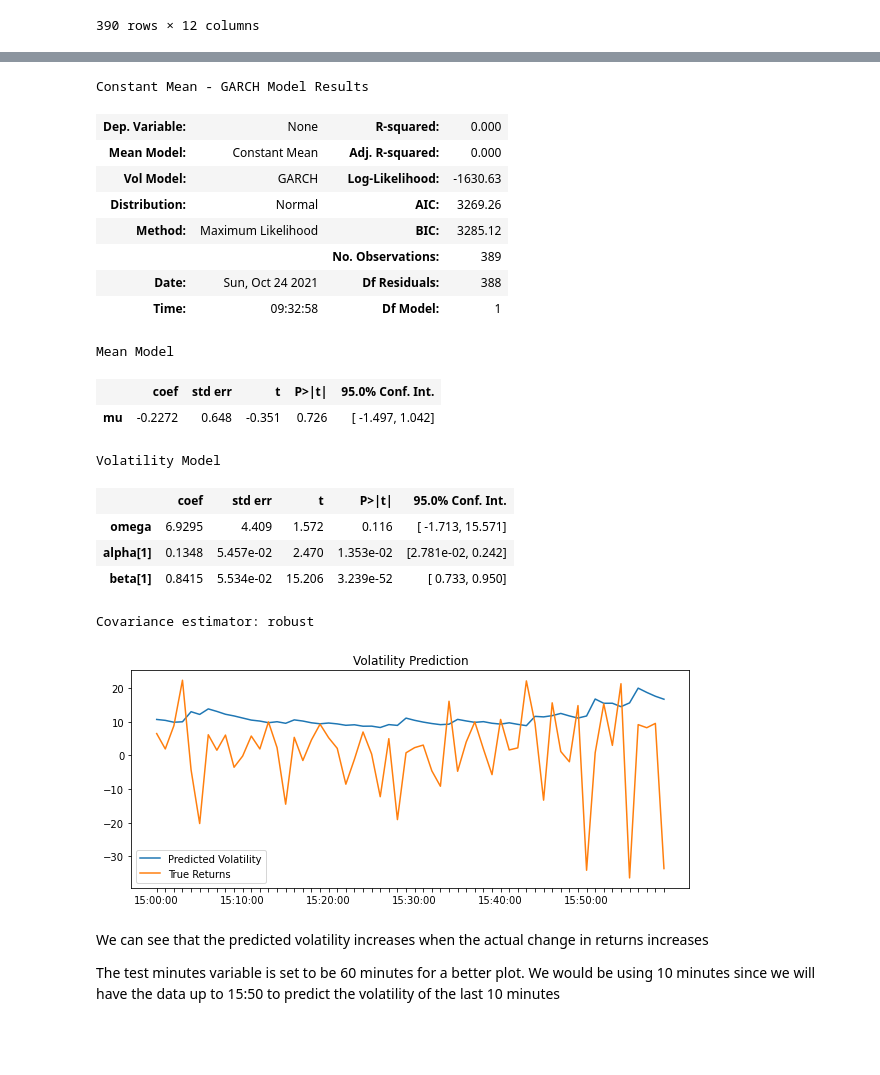
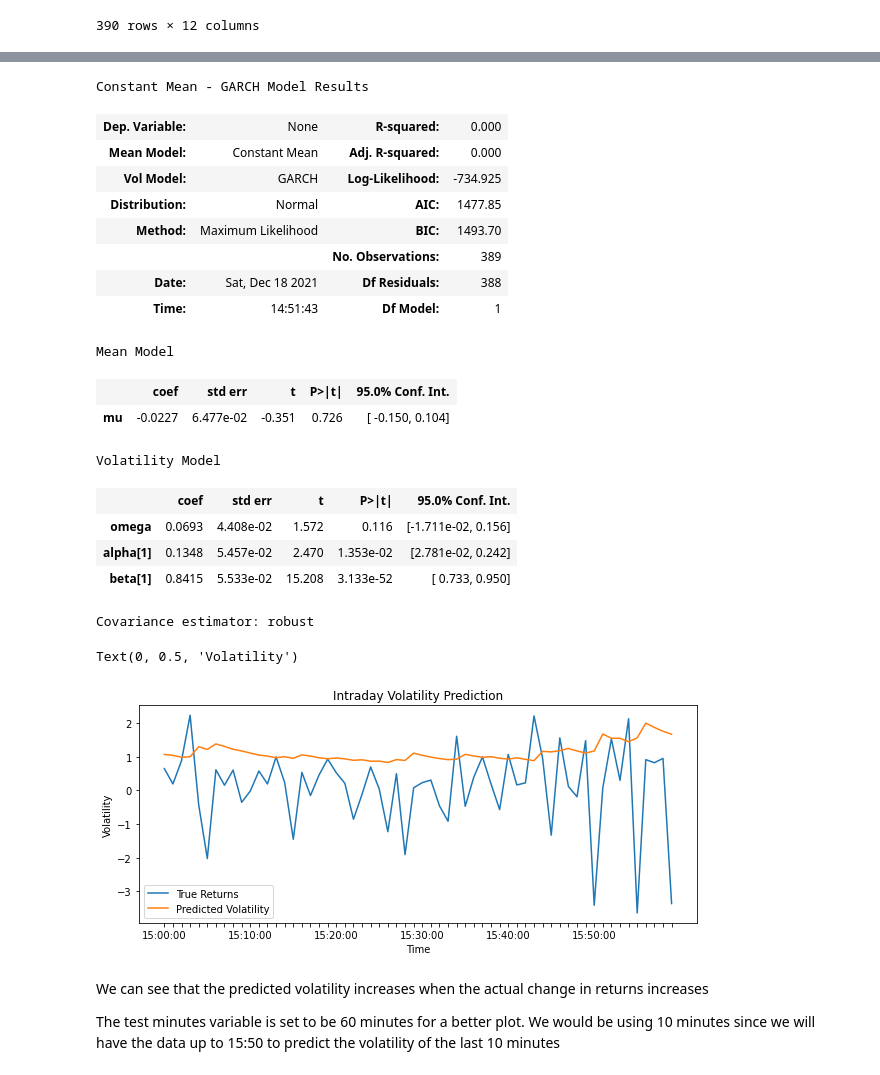
Before and after one commit to matthew-lim/Vanguard-Volatility-Project, a Jupyter notebook: Using GARCH to predict volatility.ipynb, the cells around one changed output, grey strips where cells are left out. Cells and saved outputs as stored; diff of their text form; code cells hidden in the pictures; blank space fills up the shorter version.

```diff
--- a/Using GARCH to predict volatility.ipynb
+++ b/Using GARCH to predict volatility.ipynb
@@ -51,5 +64,5 @@ plt.show()
 # %%
-returns = close.pct_change().dropna() * 10000
+returns = close.pct_change().dropna() * 1000
 # %%
 fig, ax = plt.subplots(1,1,figsize=(6,4))
 ax.plot(returns)
@@ -108,20 +124,20 @@ model.summary()
 Constant Mean - GARCH Model Results
 | Dep. Variable: | None | R-squared: | 0.000 |
 | Mean Model: | Constant Mean | Adj. R-squared: | 0.000 |
-| Vol Model: | GARCH | Log-Likelihood: | -1630.63 |
-| Distribution: | Normal | AIC: | 3269.26 |
-| Method: | Maximum Likelihood | BIC: | 3285.12 |
+| Vol Model: | GARCH | Log-Likelihood: | -734.925 |
+| Distribution: | Normal | AIC: | 1477.85 |
+| Method: | Maximum Likelihood | BIC: | 1493.70 |
 |  |  | No. Observations: | 389 |
-| Date: | Sun, Oct 24 2021 | Df Residuals: | 388 |
-| Time: | 09:32:58 | Df Model: | 1 |
+| Date: | Sat, Dec 18 2021 | Df Residuals: | 388 |
+| Time: | 14:51:43 | Df Model: | 1 |
 Mean Model
 |  | coef | std err | t | P>|t| | 95.0% Conf. Int. |
-| mu | -0.2272 | 0.648 | -0.351 | 0.726 | [ -1.497, 1.042] |
+| mu | -0.0227 | 6.477e-02 | -0.351 | 0.726 | [ -0.150, 0.104] |
 Volatility Model
 |  | coef | std err | t | P>|t| | 95.0% Conf. Int. |
-| omega | 6.9295 | 4.409 | 1.572 | 0.116 | [ -1.713, 15.571] |
+| omega | 0.0693 | 4.408e-02 | 1.572 | 0.116 | [-1.711e-02, 0.156] |
 | alpha[1] | 0.1348 | 5.457e-02 | 2.470 | 1.353e-02 | [2.781e-02, 0.242] |
-| beta[1] | 0.8415 | 5.534e-02 | 15.206 | 3.239e-52 | [ 0.733, 0.950] |
+| beta[1] | 0.8415 | 5.533e-02 | 15.208 | 3.133e-52 | [ 0.733, 0.950] |
 Covariance estimator: robust
 # %%
 preds = []
@@ -137,18 +153,23 @@ for i in range(test_minutes):
 preds = pd.Series(preds, index=df_AAPL_210902.Time[-test_minutes:])
 # %%
 fig, ax = plt.subplots(1,1,figsize=(10,4))
+ax.plot(returns[-test_minutes:])
 ax.plot(preds)
-ax.plot(returns[-test_minutes:])
 ax.set_title("Volatility Prediction")
-ax.legend(['Predicted Volatility', 'True Returns'])
+ax.legend(['True Returns','Predicted Volatility'])
 
 spacing = 10
 visible = ax.xaxis.get_ticklabels()[::spacing]
 for label in ax.xaxis.get_ticklabels():
     if label not in visible:
         label.set_visible(False)
+
+plt.title("Intraday Volatility Prediction")
+plt.xlabel("Time")
+plt.ylabel("Volatility")
 # %% [output]
+Text(0, 0.5, 'Volatility')
-[figure, old version]
+[figure, new version]
 # %% [markdown]
 We can see that the predicted volatility increases when the actual change in returns increases
 
```
Also changed, not shown: parts of 13 cells of this notebook.
